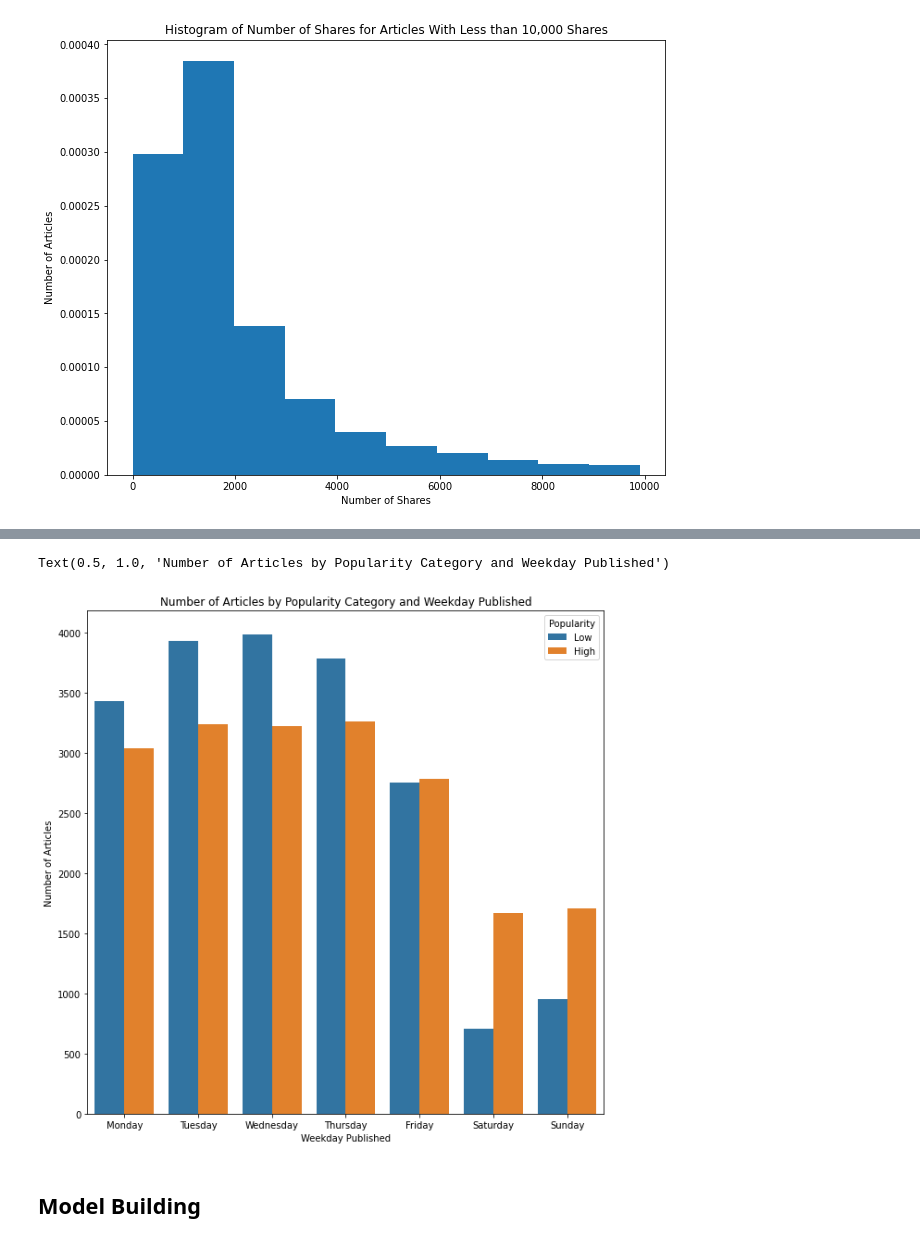
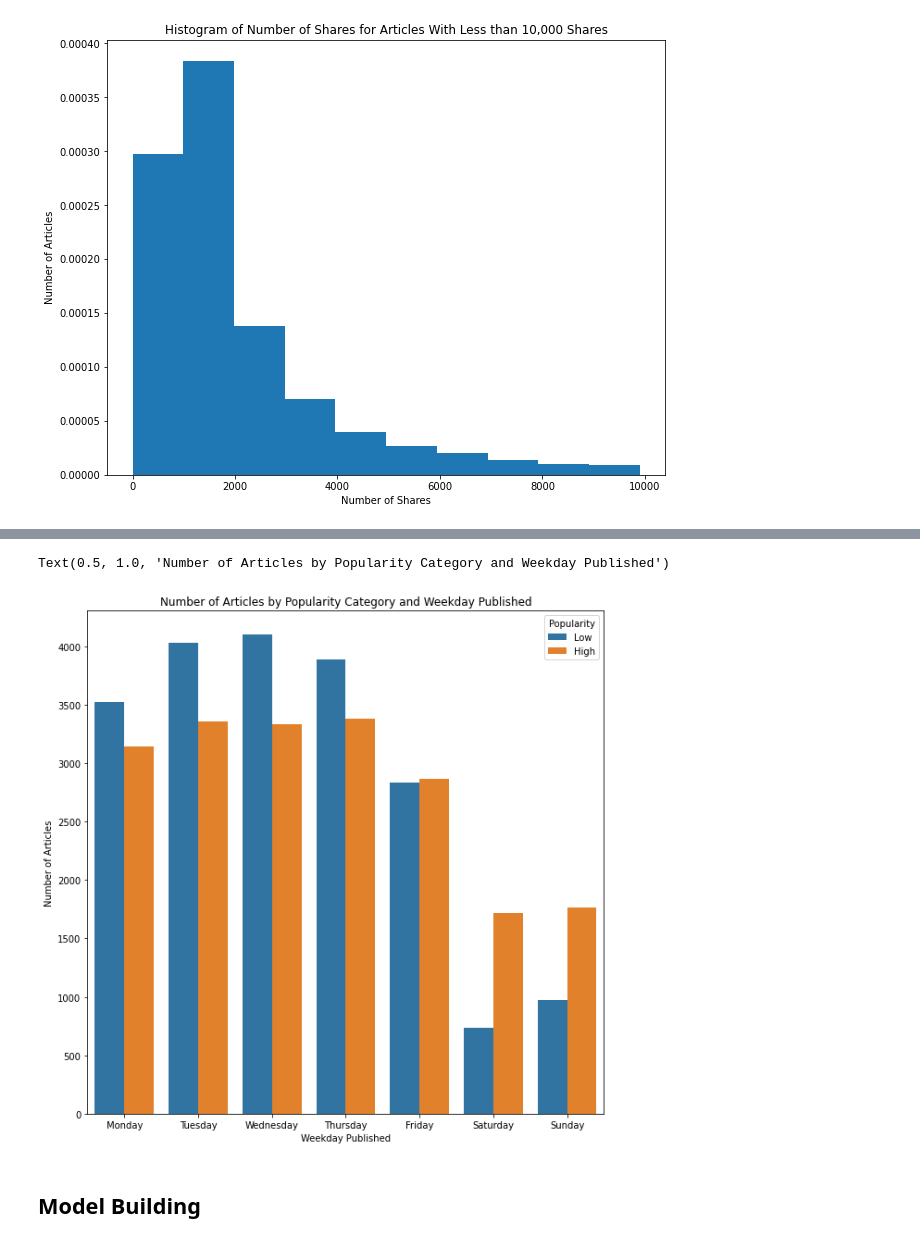
Before and after one commit to matthiasronnau/BANA-273-Term-Project, a Jupyter notebook: BANA-273 Term Project.ipynb, the cells around one changed output, grey strips where cells are left out. Saved outputs shown, nothing was run; the diff lists cells and outputs as text; code cells hidden in the pictures.

```diff
--- a/BANA-273 Term Project.ipynb
+++ b/BANA-273 Term Project.ipynb
@@ -162,10 +109,9 @@ print(data_with_words["shares"].quantile(1))
 # %%
-#min_shares = data_with_words["shares"].min() - 1
-#shares_33 = data_with_words["shares"].quantile(.33)
-#shares_66 = data_with_words["shares"].quantile(.66)
-#max_shares = data_with_words["shares"].max() + 1
+min_shares = data["shares"].min() - 1
+shares_50 = data["shares"].quantile(.50)
+max_shares = data["shares"].max() + 1
 
-#popularity = pd.cut(data_with_words["shares"], bins = [min_shares, shares_33, shares_66, max_shares],
-#       labels = ["Low", "Medium", "High"])
+popularity = pd.cut(data["shares"], bins = [min_shares, shares_50, max_shares],
+       labels = ["Low", "High"])
 
-#data_with_words["Popularity"] = popularity
+data["Popularity"] = popularity
@@ -231,9 +153,9 @@ pd.DataFrame(data_with_words.groupby("Popularity")[days].count())
 # %%
-data_with_words["day_of_week"] = data_with_words[days].eq(1).idxmax(axis=1)
+data["day_of_week"] = data[days].eq(1).idxmax(axis=1)
 weekdays = ["Monday", "Tuesday", "Wednesday", "Thursday", "Friday", "Saturday", "Sunday"]
 
 day_dictionary = {}
 for i in range(len(days)):
     day_dictionary[days[i]] = weekdays[i]
 
-data_with_words["day_of_week"] = data_with_words["day_of_week"].map(day_dictionary)
+data["day_of_week"] = data["day_of_week"].map(day_dictionary)
@@ -251,10 +162,10 @@ See the caveats in the documentation: https://pandas.pydata.org/pandas-docs/stab
 # %%
 data_channels = ["data_channel_is_lifestyle", "data_channel_is_entertainment", "data_channel_is_bus",
                  "data_channel_is_socmed", "data_channel_is_tech", "data_channel_is_world"]
-data_with_words["data_channel"] = data_with_words[data_channels].eq(1).idxmax(axis=1)
+data["data_channel"] = data[data_channels].eq(1).idxmax(axis=1)
 channels = ["Lifestyle", "Entertainment", "Business", "Social Media", "Tech", "World"]
 
 channels_dictionary= {}
 for i in range(len(data_channels)):
     channels_dictionary[data_channels[i]] = channels[i]
-data_with_words["data_channel"] = data_with_words["data_channel"].map(channels_dictionary)
+data["data_channel"] = data["data_channel"].map(channels_dictionary)
@@ -272,9 +172,9 @@ See the caveats in the documentation: https://pandas.pydata.org/pandas-docs/stab
 # %%
 plt.figure(figsize = (10, 10))
-g = sns.countplot(x = "day_of_week", hue = "Popularity", data = data_with_words)
+g = sns.countplot(x = "day_of_week", hue = "Popularity", data = data)
 plt.xlabel("Weekday Published")
 plt.ylabel("Number of Articles")
 plt.title("Number of Articles by Popularity Category and Weekday Published")
 # %% [output]
 Text(0.5, 1.0, 'Number of Articles by Popularity Category and Weekday Published')
-[figure, old version]
+[figure, new version]
```
Also changed, not shown: parts of 36 cells of this notebook.
